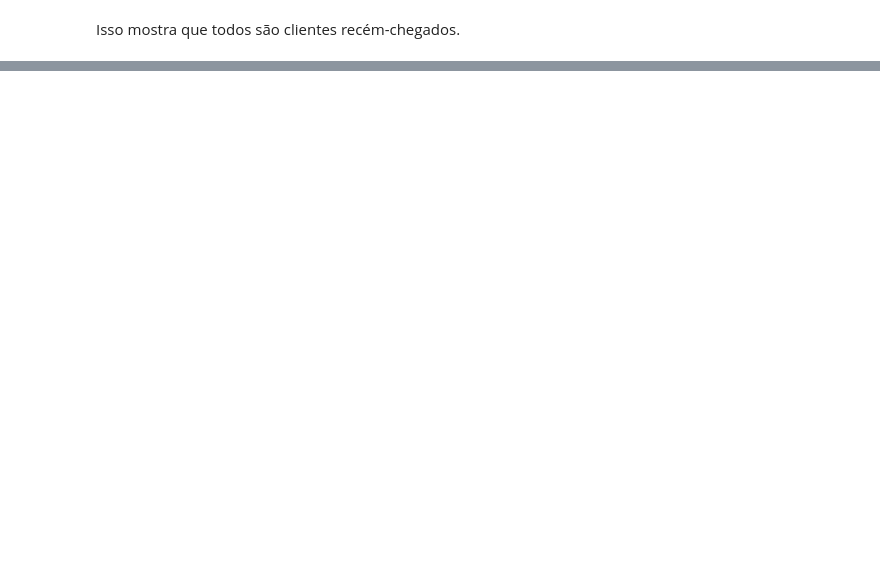
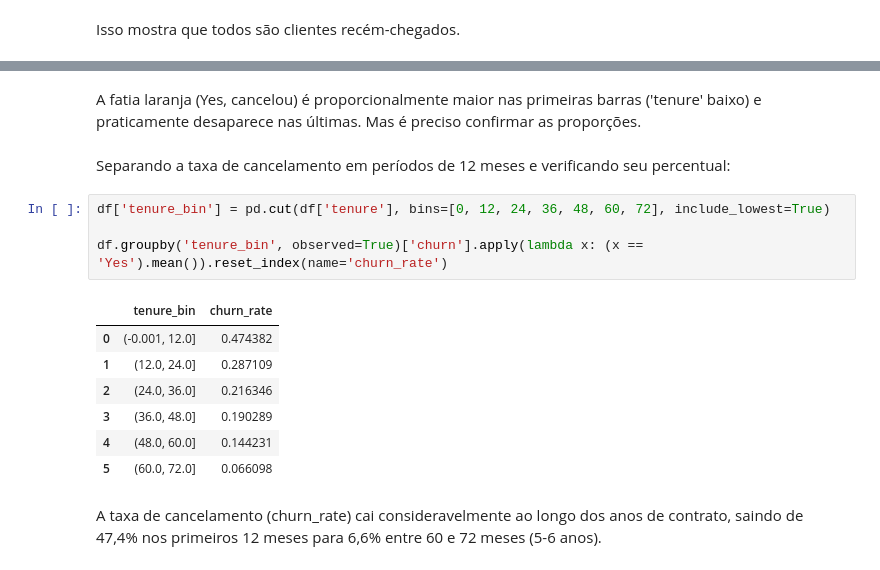
Before and after one commit to judonato/churn-telecom, a Jupyter notebook: notebook_eda.ipynb, the cells around one changed output, grey strips where cells are left out. Drawn from its saved outputs; the diff is of its cells as text; blank space fills up the shorter version.

```diff
--- a/notebook_eda.ipynb
+++ b/notebook_eda.ipynb
@@ -128,0 +323,18 @@ Name: proportion, dtype: float64
+# %% [markdown]
+A fatia laranja (Yes, cancelou) é proporcionalmente maior nas primeiras barras ('tenure' baixo) e praticamente desaparece nas últimas. Mas é preciso confirmar as proporções.
+# %% [markdown]
+Separando a taxa de cancelamento em períodos de 12 meses e verificando seu percentual:
+# %%
+df['tenure_bin'] = pd.cut(df['tenure'], bins=[0, 12, 24, 36, 48, 60, 72], include_lowest=True)
+
+df.groupby('tenure_bin', observed=True)['churn'].apply(lambda x: (x == 'Yes').mean()).reset_index(name='churn_rate')
+# %% [output]
+|  | tenure_bin | churn_rate |
+| 0 | (-0.001, 12.0] | 0.474382 |
+| 1 | (12.0, 24.0] | 0.287109 |
+| 2 | (24.0, 36.0] | 0.216346 |
+| 3 | (36.0, 48.0] | 0.190289 |
+| 4 | (48.0, 60.0] | 0.144231 |
+| 5 | (60.0, 72.0] | 0.066098 |
+# %% [markdown]
+A taxa de cancelamento (churn_rate) cai consideravelmente ao longo dos anos de contrato, saindo de 47,4% nos primeiros 12 meses para 6,6% entre 60 e 72 meses (5-6 anos).
```
Also changed, not shown: parts of 69 cells of this notebook.
